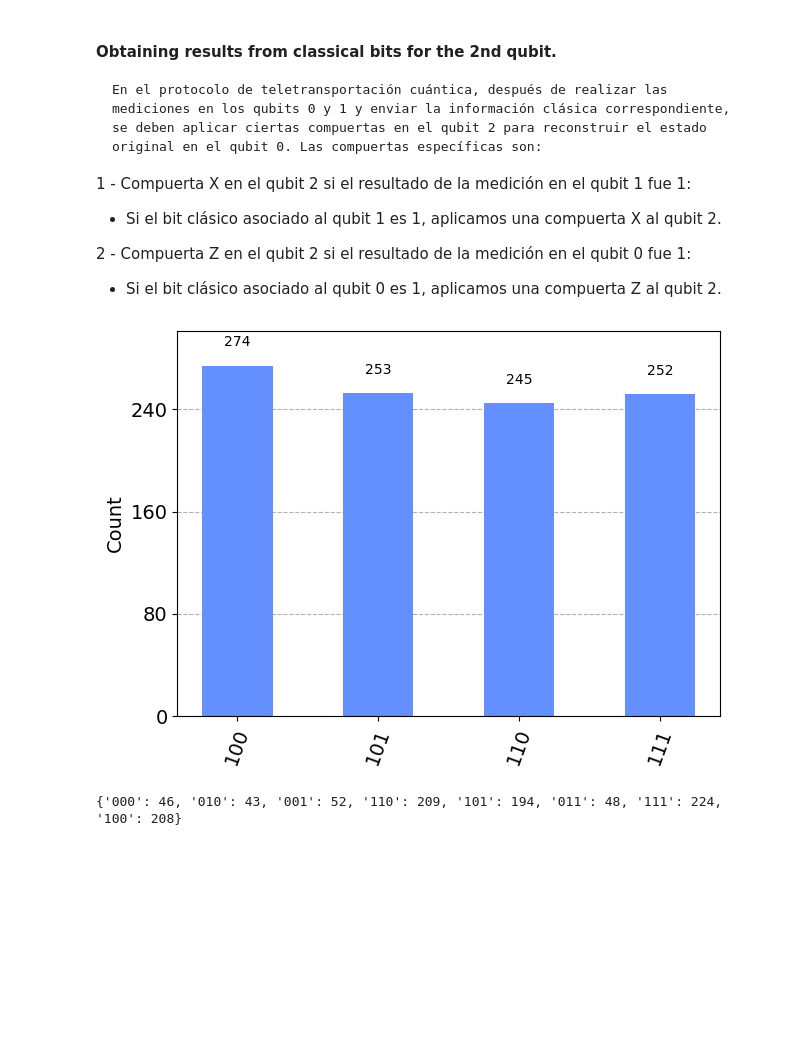
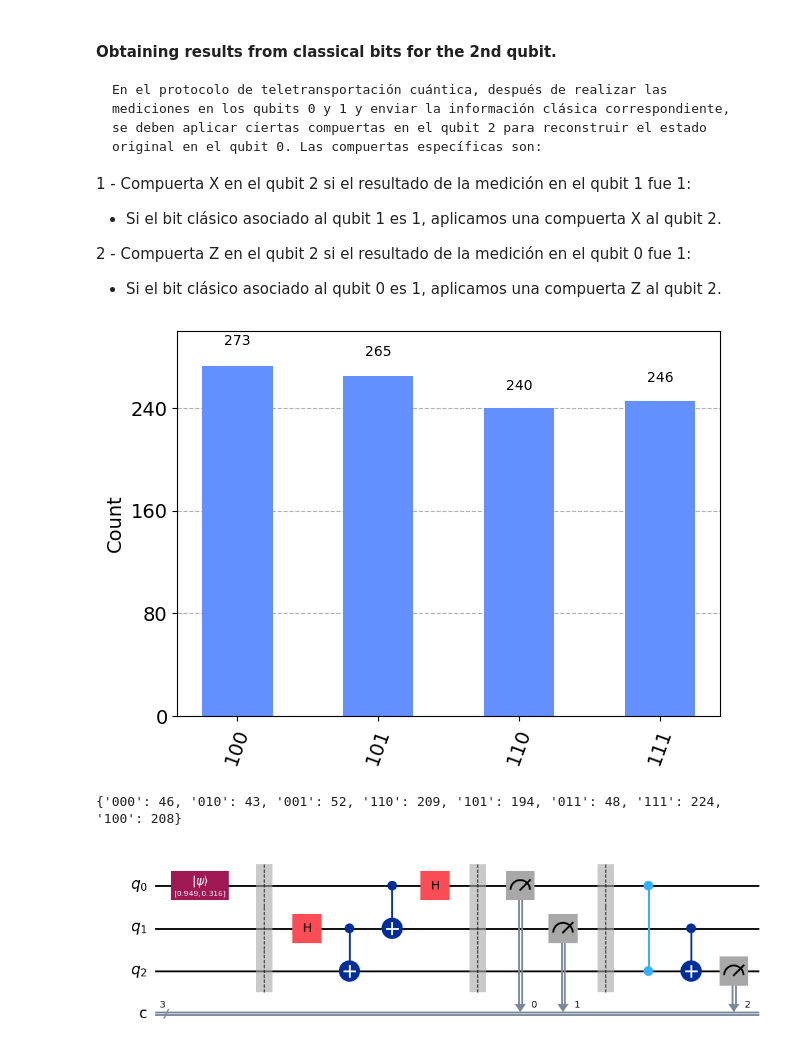
Before and after one commit to MarcoAurelioAntonio/IBM-QUANTUM-BACKENDS-CONNECTIONS, a Jupyter notebook: Algorithms/Teleportation.ipynb, the cells around one changed output. Saved outputs shown, nothing was run; the diff lists cells and outputs as text; code cells hidden in the pictures; blank space fills up the shorter version.

Commit message:
Other circuit que the 1st qubit initalazed in superposition state

```diff
--- a/Algorithms/Teleportation.ipynb
+++ b/Algorithms/Teleportation.ipynb
@@ -58,8 +61,6 @@ circuit.draw(style='iqp', output='mpl')
 
 - Si el bit clásico asociado al qubit 0 es 1, aplicamos una compuerta Z al qubit 2.
 # %%
-# This measure is for the 3rd qubit
-circuit.measure(2, 2)
 simulator = Aer.get_backend('qasm_simulator')
 result = execute(circuit, backend=simulator, shots=1024).result()
 counts = result.get_counts()
@@ -67,7 +68,7 @@ counts = result.get_counts()
 from qiskit.tools.visualization import plot_histogram
 plot_histogram(counts)
 # %% [output]
-[figure, old version]
+[figure, new version]
 # %%
 # The states in the histogram are in the order of the classical bits.
 # The state of the 3rd qubit is the same as the state of the 1st qubit before the teleportation protocol.
@@ -81,0 +80,30 @@ circuit2 = QuantumCircuit(3, 3)
+# %%
+# this circuit will have a diferent state initialization in the 1st qubit
+circuit2 = QuantumCircuit(3, 3)
+import numpy as np
+
+alpha = np.sqrt(0.9)
+beta = np.sqrt(0.1)
+
+circuit2.initialize([alpha, beta], 0)
+circuit2.barrier()
+
+circuit2.h(1)
+circuit2.cx(1, 2)
+
+circuit2.cx(0, 1)
+circuit2.h(0)
+circuit2.barrier()
+
+circuit2.measure([0, 1], [0, 1])
+circuit2.barrier()
+
+# Aplicar compuertas en el qubit 2 basado en las mediciones
+circuit2.cz(0, 2)
+circuit2.cx(1, 2)
+
+circuit2.measure(2, 2)
+
+circuit2.draw(style='iqp', output='mpl')
+# %% [output]
+[figure, added]
```
Also changed, not shown: parts of 4 cells of this notebook.
